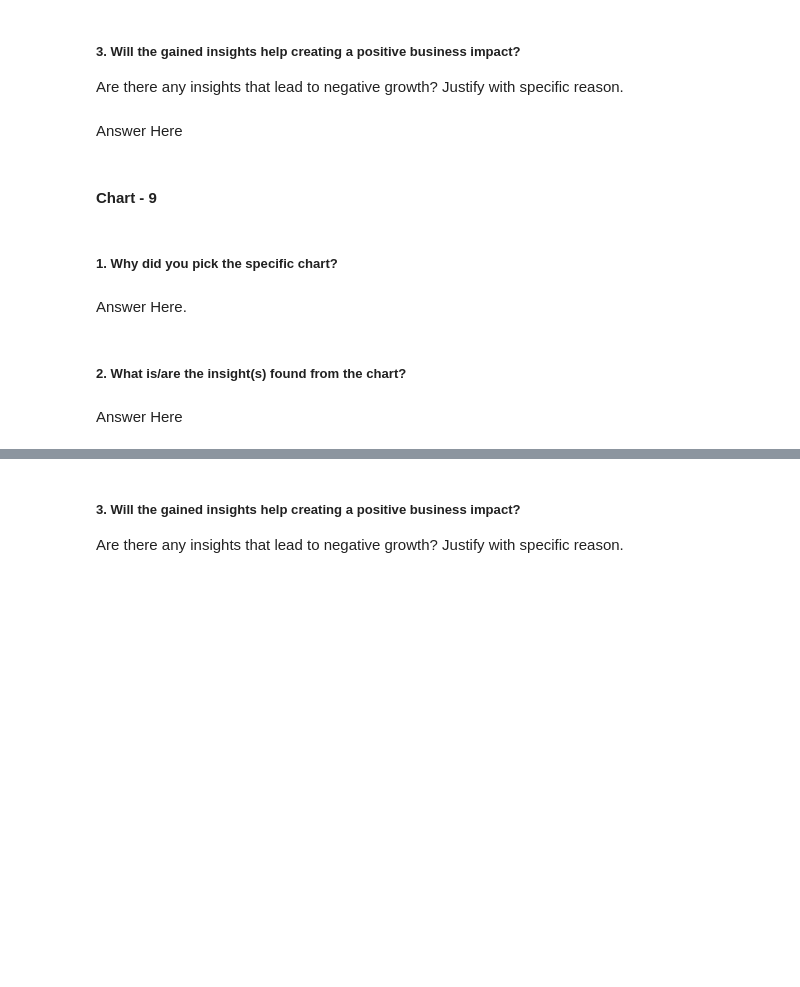
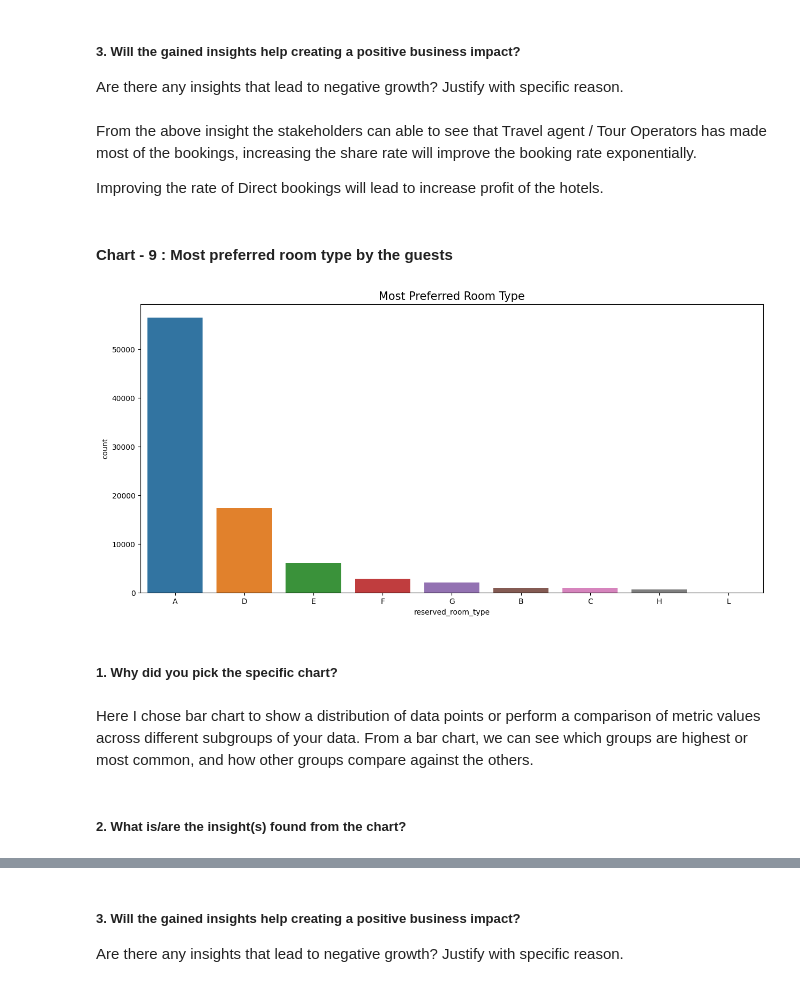
Before and after one commit to Rooban-Jeyasundar/EDA-Project, a Jupyter notebook: EDA_Submission_of_Hotel_Booking_Analysis.ipynb, the cells around one changed output, grey strips where cells are left out. Cells and saved outputs as stored; diff of their text form; code cells hidden in the pictures; blank space fills up the shorter version.

```diff
--- a/EDA_Submission_of_Hotel_Booking_Analysis.ipynb
+++ b/EDA_Submission_of_Hotel_Booking_Analysis.ipynb
@@ -707,7 +745,9 @@ Answer Here
 # %% [markdown]
 ##### 3. Will the gained insights help creating a positive business impact?
 Are there any insights that lead to negative growth? Justify with specific reason.
-# %% [markdown]
-Answer Here
+# %% [markdown]
+From the above insight the stakeholders can able to see that  Travel agent / Tour Operators has made most of the bookings, increasing the share rate will improve the booking rate exponentially.
+
+Improving the rate of Direct bookings will lead to increase profit of the hotels.
 # %% [markdown]
-#### Chart - 9
+#### Chart - 9 : Most preferred room type by the guests
@@ -716,8 +754,18 @@ Answer Here
+# %%
+# Chart - 9 visualization code
+
+#Plotting the graph and its figure size
+plt.figure(figsize=(15,7))
+sns.countplot(x=hba_df1['reserved_room_type'],order=hba_df1['reserved_room_type'].value_counts().index)
+
+#setting the title and visualizing the chart
+plt.title('Most Preferred Room Type',fontsize=15)
+plt.show()
+# %% [output]
+[figure, added]
 # %% [markdown]
 ##### 1. Why did you pick the specific chart?
-# %% [markdown]
-Answer Here.
+# %% [markdown]
+Here I chose bar chart to show a distribution of data points or perform a comparison of metric values across different subgroups of your data. From a bar chart, we can see which groups are highest or most common, and how other groups compare against the others.
 # %% [markdown]
 ##### 2. What is/are the insight(s) found from the chart?
-# %% [markdown]
-Answer Here
```
Also changed, not shown: parts of 30 cells of this notebook.
